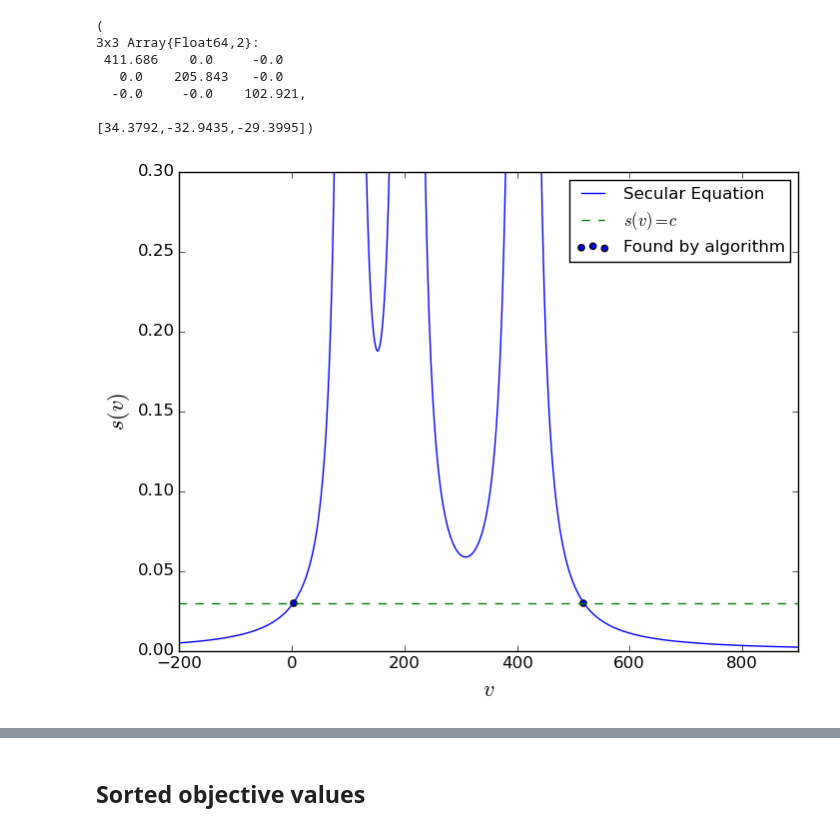
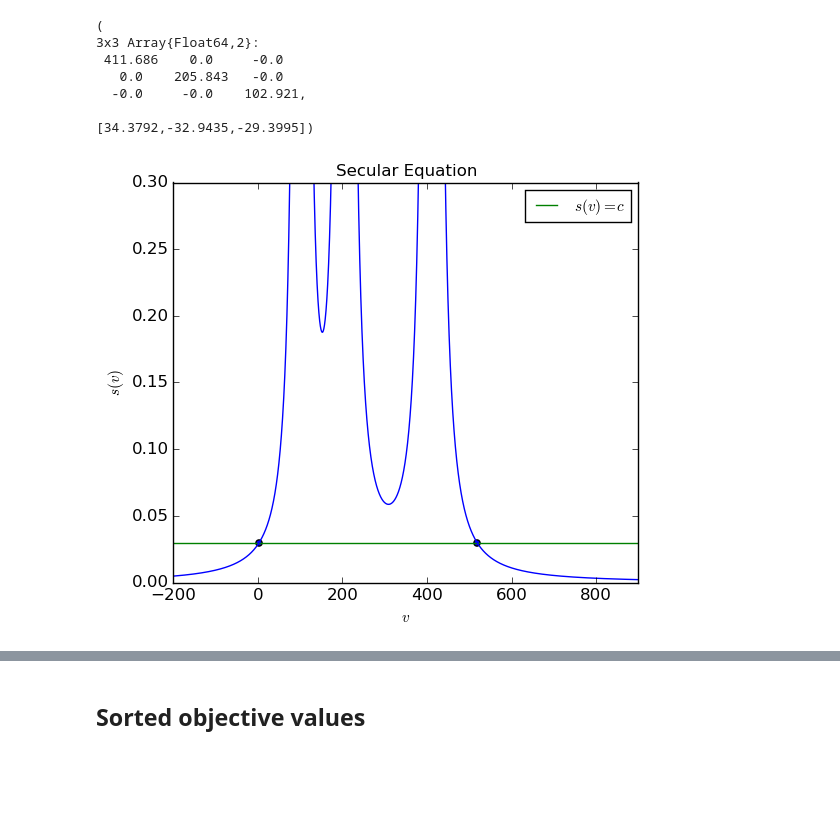
Before and after one commit to kersulis/TemporalInstanton.jl, a Jupyter notebook: nbs/2015-03-28 Generating Paper Figures.ipynb, the cells around one changed output, grey strips where cells are left out. Cells and saved outputs as stored; diff of their text form; code cells hidden in the pictures; blank space fills up the shorter version.

```diff
--- a/nbs/2015-03-28 Generating Paper Figures.ipynb
+++ b/nbs/2015-03-28 Generating Paper Figures.ipynb
@@ -104,23 +104,24 @@ loaded
 
 [34.3792,-32.9435,-29.3995])
 # %%
-f = figure()
+f = figure(figsize=(6,5))
 c = 0.03
 poles = sort(unique(round(diag(Bhat),10)))
 
 solutions,vectors = solve_secular(Bhat,bhat/2,c)
 
 v_vals = linspace(minimum(poles)-8*minimum(poles),maximum(poles) + 4*maximum(poles),10000)
 s_vals = [(find_w(i,Bhat,bhat/2)'*find_w(i,Bhat,bhat/2))[1] for i in v_vals]
-plot(v_vals,s_vals)
+plot([v_vals[1],v_vals[end]],[c,c],"g")
 hold = true
-plot([v_vals[1],v_vals[end]],[c,c],"--")
+plot(v_vals,s_vals,"b")
 scatter(solutions,c*ones(length(solutions)))
-legend(["Secular Equation",L"s(v) = c","Found by algorithm"],fontsize=12)
-xlabel(L"v",fontsize=16)
-ylabel(L"s(v)",fontsize=16)
+legend([L"s(v) = c"],fontsize=11)
+title("Secular Equation",fontsize=12)
+xlabel(L"v",fontsize=11)
+ylabel(L"s(v)",fontsize=11)
 axis([-200,900,0,0.3])
 
-savefig("../images/secular.pdf")
+#savefig("../images/2015-016-25-secular.png",dpi=600)
 # %% [output]
-[figure, old version]
+[figure, new version]
```
Also changed, not shown: parts of 1 cell of this notebook, 6 other files.
